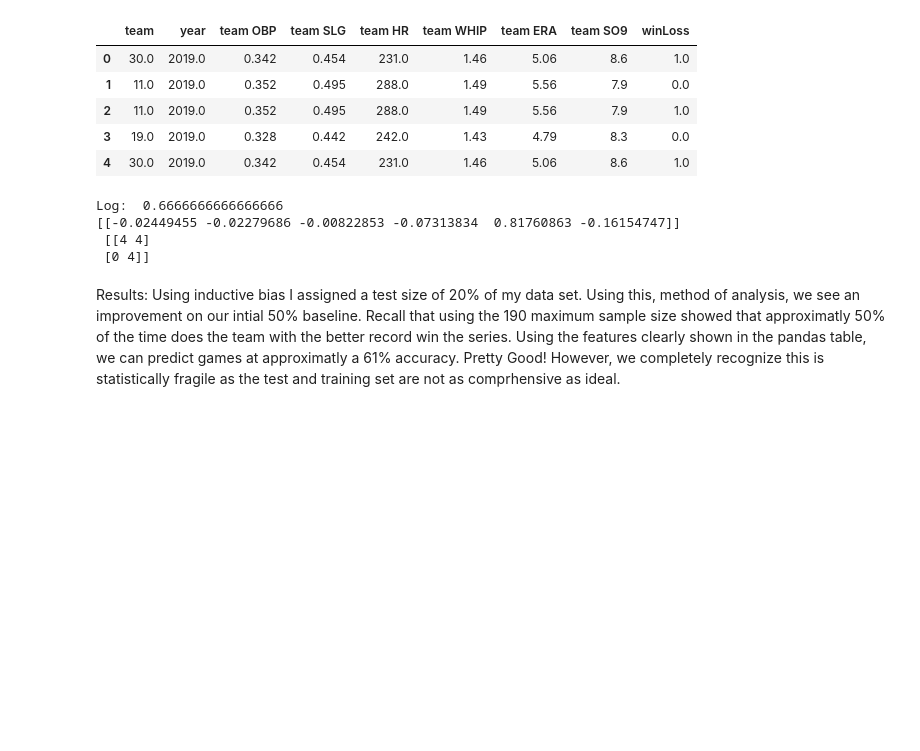
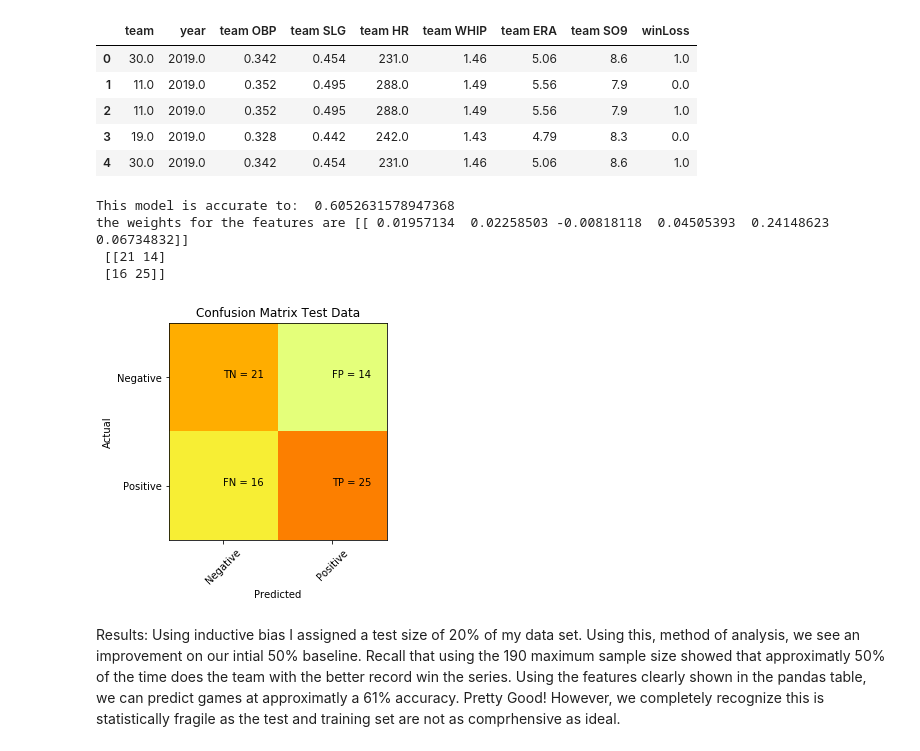
Before and after one commit to pjargo/INF510_Project, a Jupyter notebook: src/project_notebook.ipynb, the cells around one changed output. Saved outputs shown, nothing was run; the diff lists cells and outputs as text; code cells hidden in the pictures; blank space fills up the shorter version.

```diff
--- a/src/project_notebook.ipynb
+++ b/src/project_notebook.ipynb
@@ -555,15 +533,33 @@ model = LogisticRegression()
 model.fit(x_train, y_train)
 prediction = dict()
 prediction['Logistic'] = model.predict(x_test)
-print('Log: ',accuracy_score(y_test, prediction['Logistic']))
-print(model.coef_)
+print('This model is accurate to: ',accuracy_score(y_test, prediction['Logistic']))
+print(f'the weights for the features are {model.coef_}')
 conf_mat_logist = confusion_matrix(y_test, prediction['Logistic'])
 print('Logist \r', conf_mat_logist)
 # %% [output]
-Log:  0.6666666666666666
-[[-0.02449455 -0.02279686 -0.00822853 -0.07313834  0.81760863 -0.16154747]]
- [[4 4]
- [0 4]]
+This model is accurate to:  0.6052631578947368
+the weights for the features are [[ 0.01957134  0.02258503 -0.00818118  0.04505393  0.24148623  0.06734832]]
+ [[21 14]
+ [16 25]]
+# %%
+# confusion matrix plotting from https://tatwan.github.io/How-To-Plot-A-Confusion-Matrix-In-Python/
+plt.clf()
+plt.imshow(conf_mat_logist, interpolation='nearest', cmap=plt.cm.Wistia)
+classNames = ['Negative','Positive']
+plt.title('Confusion Matrix Test Data')
+plt.ylabel('Actual')
+plt.xlabel('Predicted')
+tick_marks = np.arange(len(classNames))
+plt.xticks(tick_marks, classNames, rotation=45)
+plt.yticks(tick_marks, classNames)
+s = [['TN','FP'], ['FN', 'TP']]
+for i in range(2):
+    for j in range(2):
+        plt.text(j,i, str(s[i][j])+" = "+str(conf_mat_logist[i][j]))
+plt.show()
+# %% [output]
+[figure, added]
 # %% [markdown]
 Results: Using inductive bias I assigned a test size of 20% of my data set. Using this, method of analysis, we see an improvement on our intial 50% baseline. Recall that using the 190 maximum sample size showed that approximatly 50% of the time does the team with the better record win the series. Using the features clearly shown in the pandas table, we can predict games at approximatly a 61% accuracy. Pretty Good! However, we completely recognize this is statistically fragile as the test and training set are not as comprhensive as ideal.
 # %% [markdown]
```
Also changed, not shown: parts of 10 cells of this notebook.
